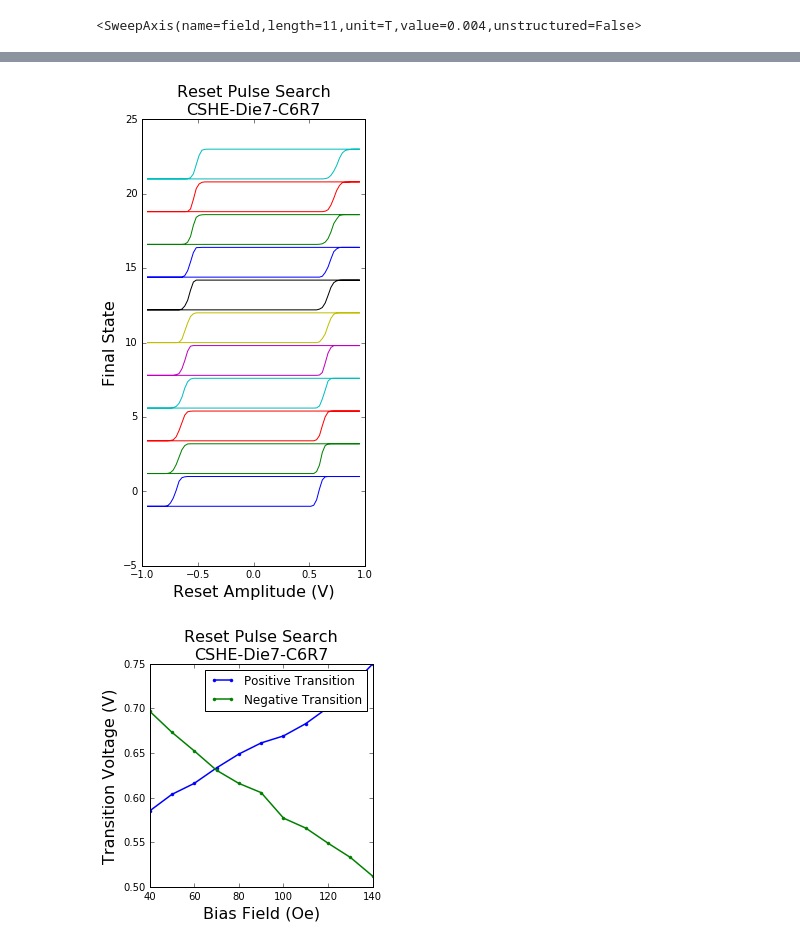
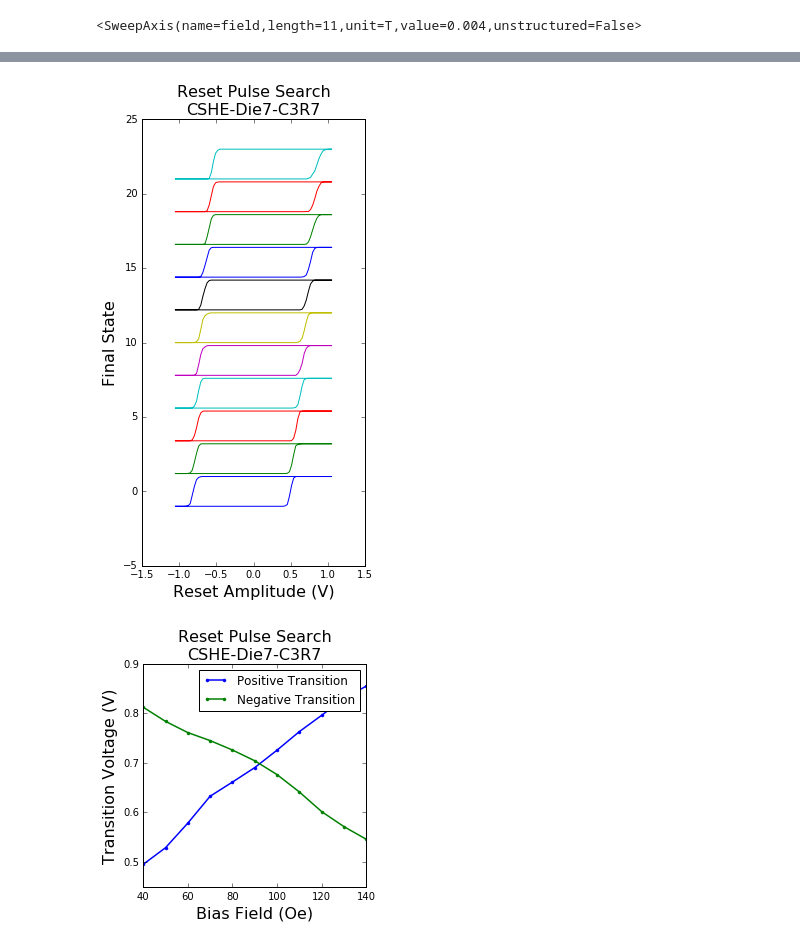
Before and after one commit to BBN-Q/Auspex, a Jupyter notebook: notebooks/Pulse_Switching_Search_Reset.ipynb, the cells around one changed output, grey strips where cells are left out. Drawn from its saved outputs; the diff is of its cells as text; code cells hidden in the pictures.

Commit message:
Added some additions sweeps to pulse switching notebook
--GER

```diff
--- a/notebooks/Pulse_Switching_Search_Reset.ipynb
+++ b/notebooks/Pulse_Switching_Search_Reset.ipynb
@@ -15,15 +15,15 @@ import h5py
 import numpy as np
 import matplotlib.pyplot as plt
 # %%
-sample_name = "CSHE-Die7-C6R7"
+sample_name = "CSHE-Die7-C3R7"
 date = datetime.datetime.today().strftime('%Y-%m-%d')
 file_path = "data\CSHE-Switching\{samp:}\{samp:}-ResetSearch_{date:}.h5".format(samp=sample_name, date=date)
 
 exp = ResetSearchExperiment()
-exp.field.value     = 0.007
-exp.duration.value  = 5e-9
+exp.field.value     = 0.009
+exp.duration.value  = 10e-9
 exp.measure_current = 3e-6
-amps = np.linspace(-0.95, 0.95, 75)
+amps = np.linspace(-1.05, 1.05, 75)
 amps = np.append(amps, np.flipud(amps))
 exp.amplitudes = amps
 exp.init_streams()
@@ -53,8 +63,10 @@ with h5py.File(wr.filename) as f:
     fig = plt.figure(figsize=(4,4))
     plt.ylim(Vs.min()*1.1, Vs.max()*1.1)
     plt.xlabel('Reset Amplitude (V)', size=16)
-    plt.ylabel(r'Final State', size=16)
+    plt.ylabel('Final State', size=16)
     plt.title('Reset Pulse Search\n{}'.format(sample_name), size=16)
     plt.plot(amps, Vs.mean(axis=0))
+    img_path = "data\CSHE-Switching\{samp:}\{samp:}-ResetSearch_{date:}.png".format(samp=sample_name, date=date)
+    plt.savefig(img_path, dpi=150, bbox_inches='tight')
     plt.show()
 # %% [output]
@@ -62,14 +74,14 @@ with h5py.File(wr.filename) as f:
 # %% [markdown]
 ## Add a Field Sweep to Identify the Field-Dependence
 # %%
-sample_name = "CSHE-Die7-C6R7"
+sample_name = "CSHE-Die7-C3R7"
 date = datetime.datetime.today().strftime('%Y-%m-%d')
 file_path = "data\CSHE-Switching\{samp:}\{samp:}-ResetSearch-vs-Field_{date:}.h5".format(samp=sample_name, date=date)
 
 exp = ResetSearchExperiment()
 exp.duration.value  = 5e-9
 exp.measure_current = 3e-6
-amps = np.linspace(-0.95, 0.95, 75)
+amps = np.linspace(-1.05, 1.05, 75)
 amps = np.append(amps, np.flipud(amps))
 exp.amplitudes = amps
 exp.init_streams()
@@ -107,39 +129,43 @@ with h5py.File(wr.filename) as f:
 
     for i, trace in enumerate(Vs.mean(axis=1)):
         plt.plot(amps, trace + 2.2*i)
+    img_path = "data\CSHE-Switching\{samp:}\{samp:}-ResetSearch-vs-Field_{date:}.png".format(samp=sample_name, date=date)
+    plt.savefig(img_path, dpi=150, bbox_inches='tight')
     plt.show()
 # %% [output]
-[figure, old version]
+[figure, new version]
 # %%
 %matplotlib inline
 with h5py.File(wr.filename) as f:
     amps   = f['amplitude'].value[:]
     reps   = f['repeat'].value[:]
     fields = f['field'].value[:]*1e4
     Vs     = f['data'].value['voltage'][:]
     Vs = Vs.reshape(fields.size, reps.size, amps.size)
     Vs = Vs>(0.5*(Vs.max()+Vs.min()))
     Vs = 2*Vs-1
     fig = plt.figure(figsize=(4,4))
     plt.xlabel('Bias Field (Oe)', size=16)
     plt.ylabel('Transition Voltage (V)', size=16)
     plt.title('Reset Pulse Search\n{}'.format(sample_name), size=16)
 
     def interp_thresh(xs, ys, i, t=0):
         x1, x2, y1, y2 = xs[i], xs[i+1], ys[i], ys[i+1]
         return x1 + (t-y1)*(x2-x1)/(y2-y1)
 
     trans_pos = []
     trans_neg = []
     for i, trace in enumerate(Vs.mean(axis=1)):
         where_pos = np.where(np.diff(np.sign(trace)))[0][0]
         where_neg = np.where(np.diff(np.sign(trace)))[0][-1]
         trans_pos.append(interp_thresh(amps,trace,where_pos))
         trans_neg.append(interp_thresh(amps,trace,where_neg))
 
     plt.plot(fields, trans_pos, '.-', lw=1.5, label='Positive Transition')
     plt.plot(fields, np.abs(trans_neg), '.-', lw=1.5, label='Negative Transition')
     plt.legend()
+    img_path = "data\CSHE-Switching\{samp:}\{samp:}-ResetSearch-vs-Field-Summary_{date:}.png".format(samp=sample_name, date=date)
+    plt.savefig(img_path, dpi=150, bbox_inches='tight')
     plt.show()
 # %% [output]
-[figure, old version]
+[figure, new version]
```
Also changed, not shown: parts of 3 cells of this notebook.
